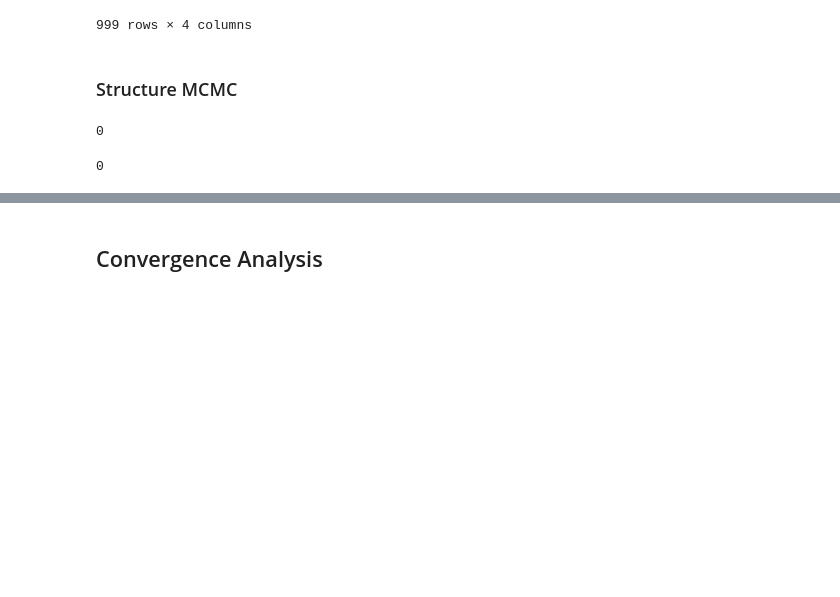
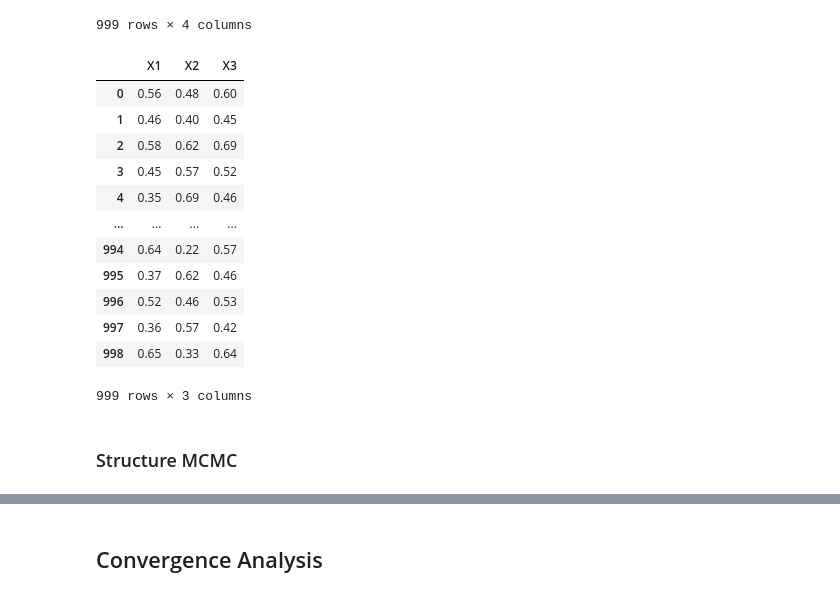
Before and after one commit to catarina-moreira/Structure_Learning_Study, a Jupyter notebook: causal_discovery/structure_MCMC.ipynb, the cells around one changed output, grey strips where cells are left out. Cells and saved outputs as stored; diff of their text form; code cells hidden in the pictures; blank space fills up the shorter version.

```diff
--- a/causal_discovery/structure_MCMC.ipynb
+++ b/causal_discovery/structure_MCMC.ipynb
@@ -323,16 +355,26 @@ data
 | 997 | 0.36 | 0.57 | 0.42 | 0.51 |
 | 998 | 0.65 | 0.33 | 0.64 | 0.59 |
 999 rows × 4 columns
+# %%
+# drop columns X3 and X4 from data
+data = data.drop(['X4'], axis=1)
+data
+# %% [output]
+|  | X1 | X2 | X3 |
+| 0 | 0.56 | 0.48 | 0.60 |
+| 1 | 0.46 | 0.40 | 0.45 |
+| 2 | 0.58 | 0.62 | 0.69 |
+| 3 | 0.45 | 0.57 | 0.52 |
+| 4 | 0.35 | 0.69 | 0.46 |
+| ... | ... | ... | ... |
+| 994 | 0.64 | 0.22 | 0.57 |
+| 995 | 0.37 | 0.62 | 0.46 |
+| 996 | 0.52 | 0.46 | 0.53 |
+| 997 | 0.36 | 0.57 | 0.42 |
+| 998 | 0.65 | 0.33 | 0.64 |
+999 rows × 3 columns
 # %% [markdown]
 ### Structure MCMC
-# %%
-RESIDUALS
-# %% [output]
-0
-# %%
-PARAMS
-# %% [output]
-0
 # %%
 NUM_ITERATIONS = 100
 
```
Also changed, not shown: parts of 12 cells of this notebook.
